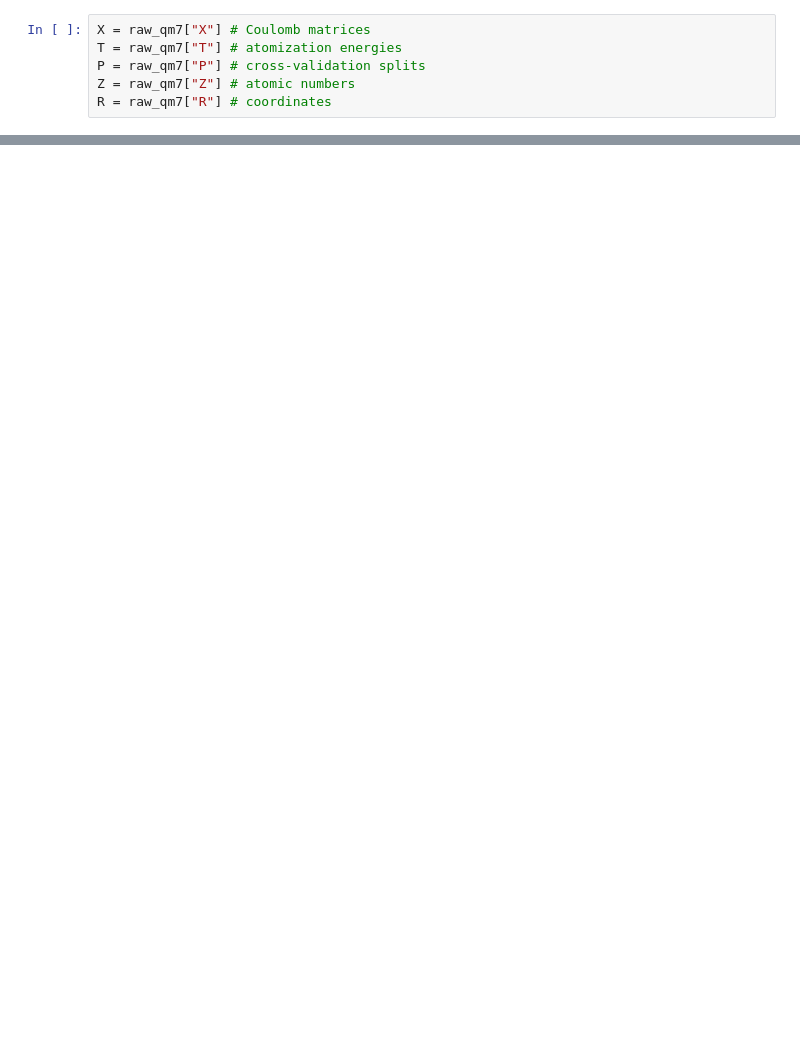
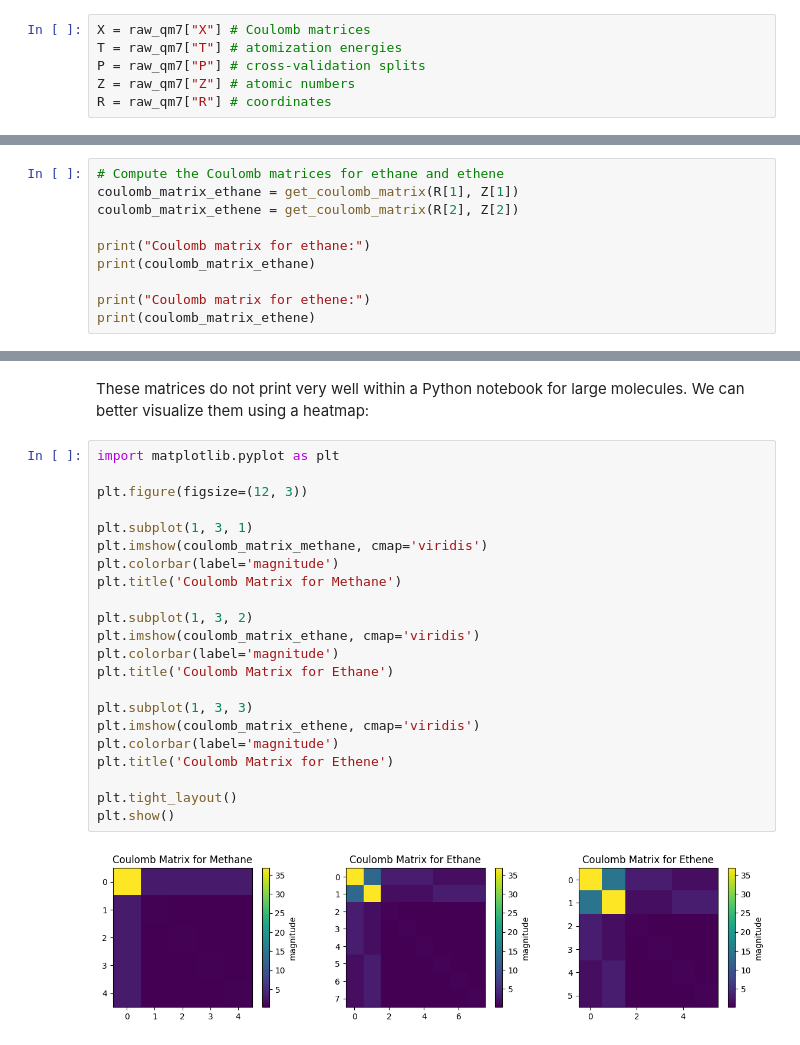
Before and after one commit to rhyan10/unsupervised-learning-molecular-systems, a Jupyter notebook: 1-Representations-and-Descriptors/Coulomb-Matrices.ipynb, the cells around one changed output, grey strips where cells are left out. Drawn from its saved outputs; the diff is of its cells as text; blank space fills up the shorter version.

```diff
--- a/1-Representations-and-Descriptors/Coulomb-Matrices.ipynb
+++ b/1-Representations-and-Descriptors/Coulomb-Matrices.ipynb
@@ -85,0 +129,10 @@ coulomb_matrix
+# %%
+# Compute the Coulomb matrices for ethane and ethene
+coulomb_matrix_ethane = get_coulomb_matrix(R[1], Z[1])
+coulomb_matrix_ethene = get_coulomb_matrix(R[2], Z[2])
+
+print("Coulomb matrix for ethane:")
+print(coulomb_matrix_ethane)
+
+print("Coulomb matrix for ethene:")
+print(coulomb_matrix_ethene)
@@ -85,0 +157,26 @@ coulomb_matrix
+# %% [markdown]
+These matrices do not print very well within a Python notebook for large molecules. We can better visualize them using a heatmap:
+# %%
+import matplotlib.pyplot as plt
+
+plt.figure(figsize=(12, 3))
+
+plt.subplot(1, 3, 1)
+plt.imshow(coulomb_matrix_methane, cmap='viridis')
+plt.colorbar(label='magnitude')
+plt.title('Coulomb Matrix for Methane')
+
+plt.subplot(1, 3, 2)
+plt.imshow(coulomb_matrix_ethane, cmap='viridis')
+plt.colorbar(label='magnitude')
+plt.title('Coulomb Matrix for Ethane')
+
+plt.subplot(1, 3, 3)
+plt.imshow(coulomb_matrix_ethene, cmap='viridis')
+plt.colorbar(label='magnitude')
+plt.title('Coulomb Matrix for Ethene')
+
+plt.tight_layout()
+plt.show()
+# %% [output]
+[figure, added]
```
Also changed, not shown: parts of 18 cells of this notebook, 1 other file.
